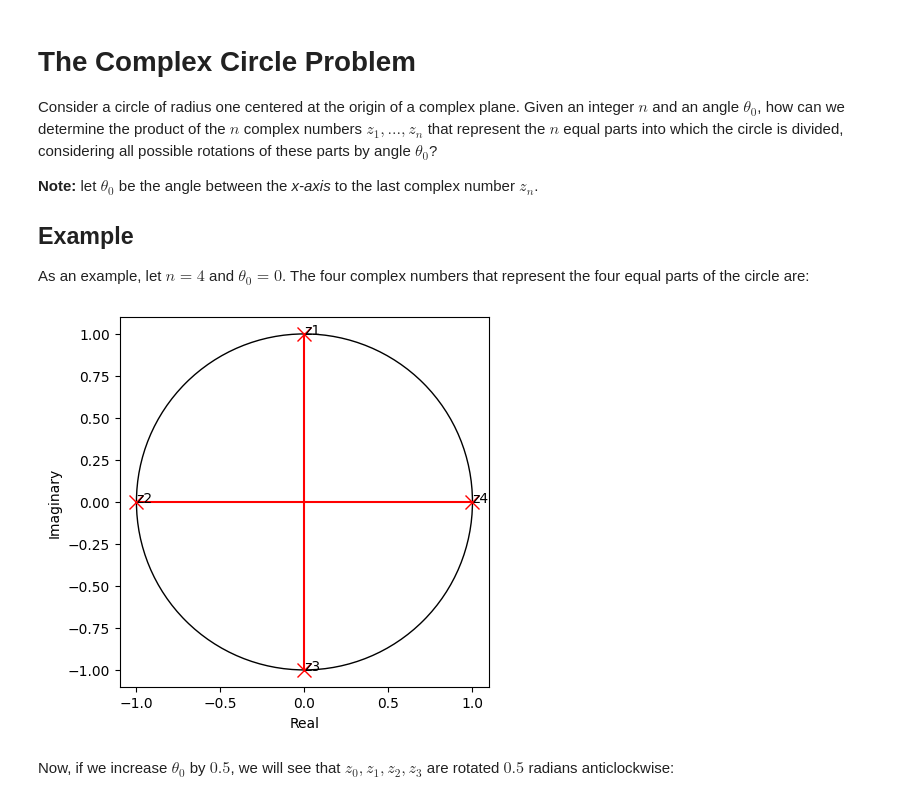
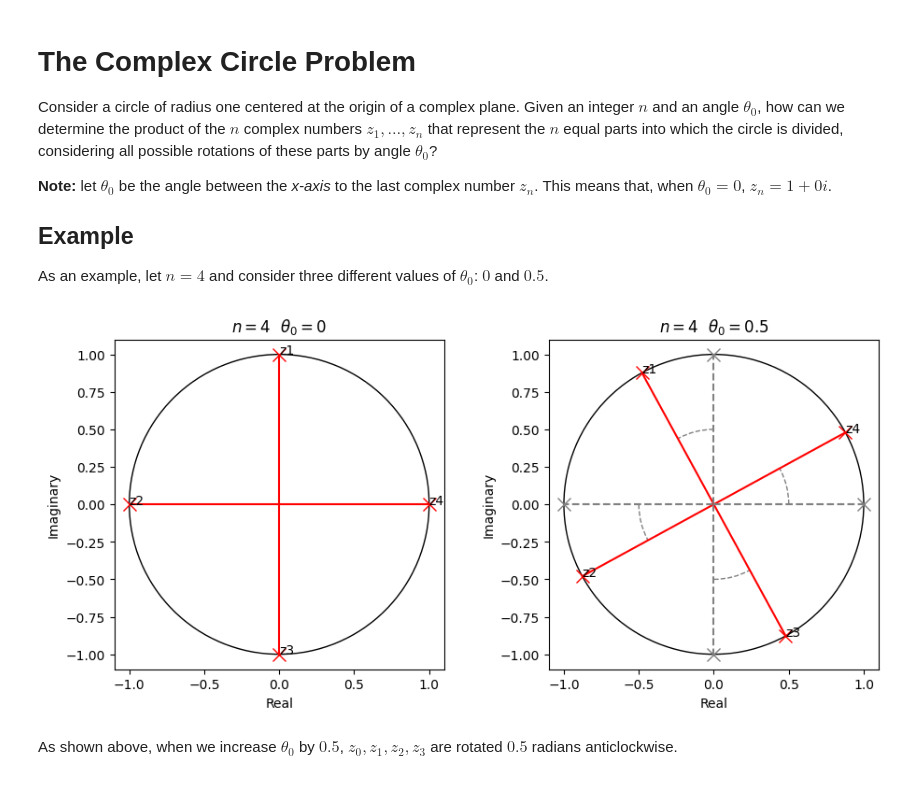
Before and after one commit to dylannalex/math_blog, a Jupyter notebook: complex_circle_problem/complex_circle.ipynb, the cells around one changed output. Saved outputs shown, nothing was run; the diff lists cells and outputs as text; code cells hidden in the pictures.

Commit message:
Add theta function

```diff
--- a/complex_circle_problem/complex_circle.ipynb
+++ b/complex_circle_problem/complex_circle.ipynb
@@ -1,18 +1,23 @@
 # %% [markdown]
 # The Complex Circle Problem
 
-Consider a circle of radius one centered at the origin of a complex plane. Given an integer $n$ and an angle $\theta_0$, how can we determine the product of the $n$ complex numbers $z_1, ..., z_{n}$ that represent the $n$ equal parts into which the circle is divided, considering all possible rotations of these parts by angle $\theta_0$?
+Consider a circle of radius one centered at the origin of a complex plane. Given an integer $n$ and an angle $\theta_0$, how can we determine the product of the $n$ complex numbers $z_1, \dots, z_{n}$ that represent the $n$ equal parts into which the circle is divided, considering all possible rotations of these parts by angle $\theta_0$?
 
-**Note:** let $\theta_0$ be the angle between the *x-axis* to the last complex number $z_{n}$.
+**Note:** let $\theta_0$ be the angle between the *x-axis* to the last complex number $z_{n}$. This means that, when $\theta_0 = 0$, $z_{n} = 1 + 0i$.
 
 ## Example
 
-As an example, let $n = 4$ and $\theta_0 = 0$. The four complex numbers that represent the four equal parts of the circle are:
+As an example, let $n = 4$ and consider three different values of $\theta_0$: $0$ and $0.5$.
 # %%
-from src import plot_complex_circle_problem
+from src import visualize, ComplexCircle
 
-plot_complex_circle_problem(n=4, theta0=0, show_result=False)
+visualize(
+    ComplexCircle(n=4, theta0=0),
+    ComplexCircle(n=4, theta0=0.5),
+    show_result=False,
+    show_angles=True
+)
 # %% [output]
-[figure, old version]
+[figure, new version]
 # %% [markdown]
-Now, if we increase $\theta_0$ by $0.5$, we will see that $z_0, z_1, z_2, z_3$ are rotated $0.5$ radians anticlockwise:
+As shown above, when we increase $\theta_0$ by $0.5$, $z_0, z_1, z_2, z_3$ are rotated $0.5$ radians anticlockwise.
```
Also changed, not shown: parts of 5 cells of this notebook.
